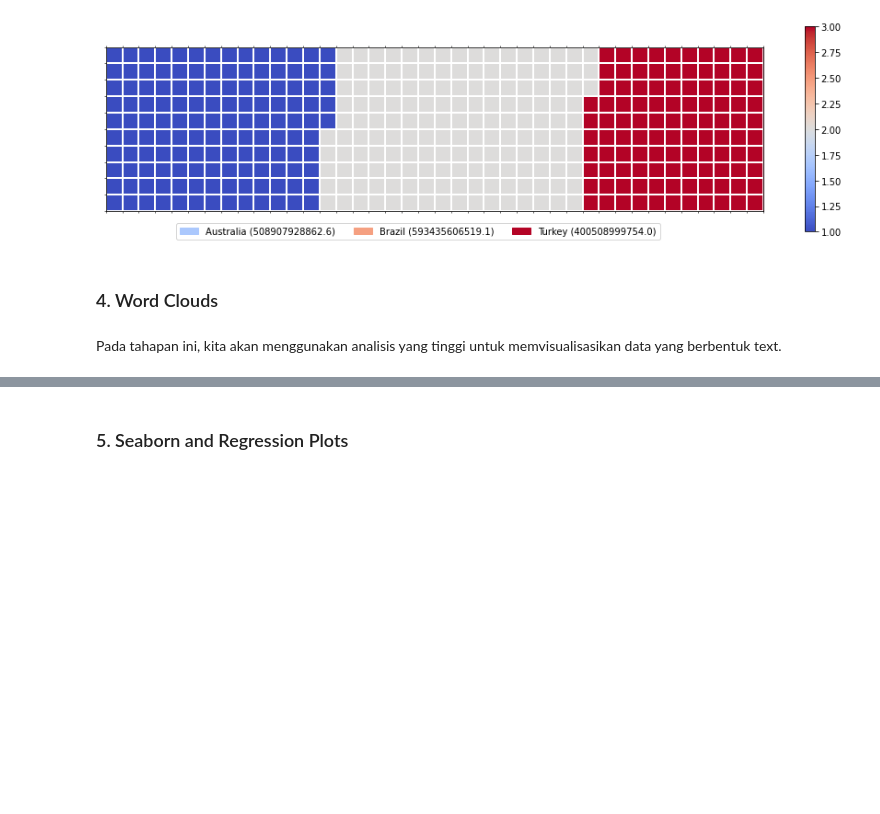
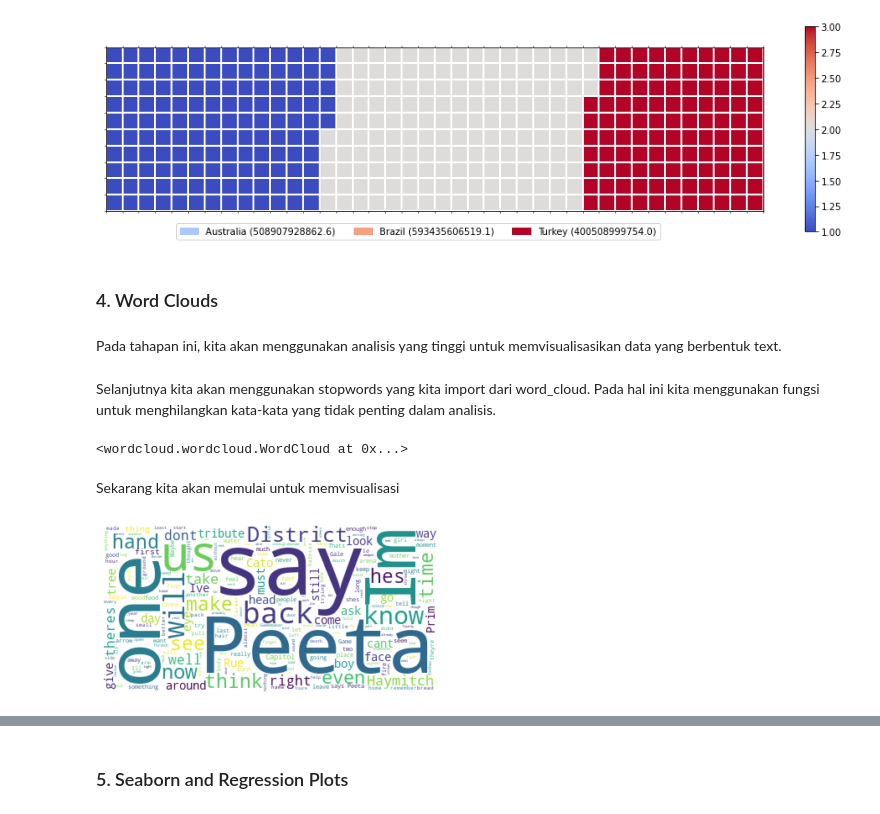
Before and after one commit to AbdulHafidh-AI/Praktikum-Visualisasi-Data, a Jupyter notebook: 2008107010056_AbdulHafidh_Tugas4.ipynb, the cells around one changed output, grey strips where cells are left out. Saved outputs shown, nothing was run; the diff lists cells and outputs as text; code cells hidden in the pictures; blank space fills up the shorter version.

Commit message:
update to alpha 4.06 && add new image

```diff
--- a/2008107010056_AbdulHafidh_Tugas4.ipynb
+++ b/2008107010056_AbdulHafidh_Tugas4.ipynb
@@ -310,0 +312,21 @@ Pada tahapan ini, kita akan menggunakan analisis yang tinggi untuk memvisualisas
+# %% [markdown]
+Selanjutnya kita akan menggunakan stopwords yang kita import dari word_cloud. Pada hal ini kita menggunakan fungsi untuk menghilangkan kata-kata yang tidak penting dalam analisis.
+# %%
+stopwords = set(STOPWORDS)
+# %%
+# Inisialisasi sebuah kata dari objek cloud baru
+hunger_games_wc = WordCloud(background_color='white',max_words=2000,stopwords=stopwords)
+
+# generate wordCloud
+hunger_games_wc.generate(hunger_games_novel)
+# %% [output]
+<wordcloud.wordcloud.WordCloud at 0x...>
+# %% [markdown]
+Sekarang kita akan memulai untuk memvisualisasi
+# %%
+# Menampilkan wordCloud
+plt.imshow(hunger_games_wc, interpolation='bilinear')
+plt.axis('off')
+plt.show()
+# %% [output]
+[figure, added]
```
Also changed, not shown: parts of 3 cells of this notebook, 1 other file.
